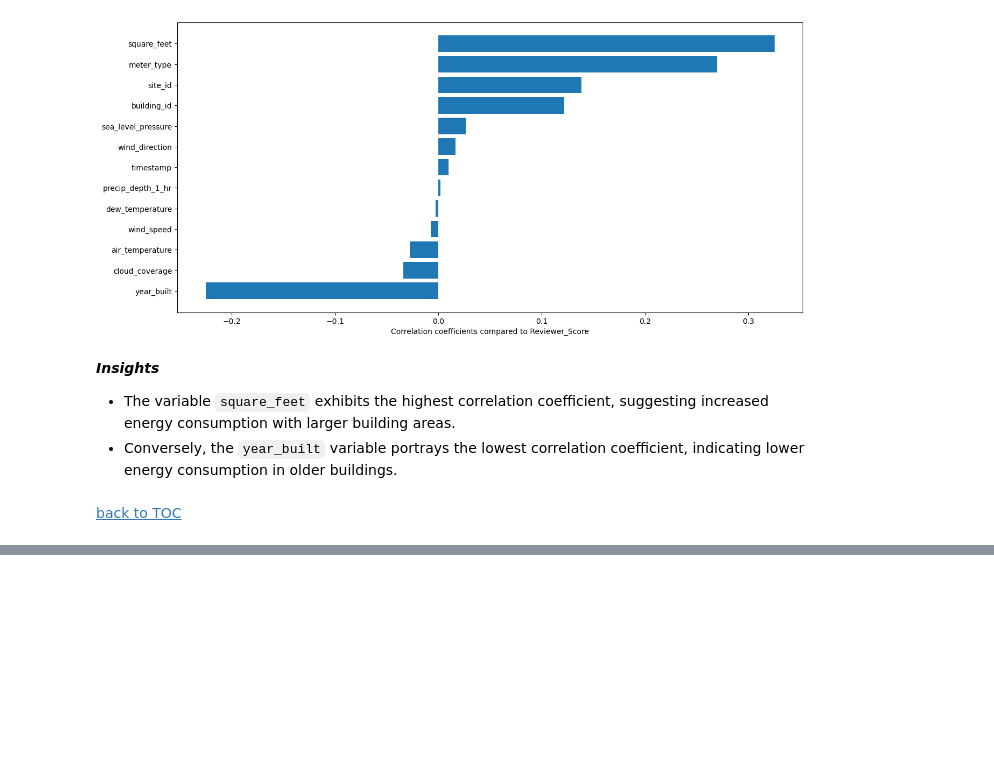
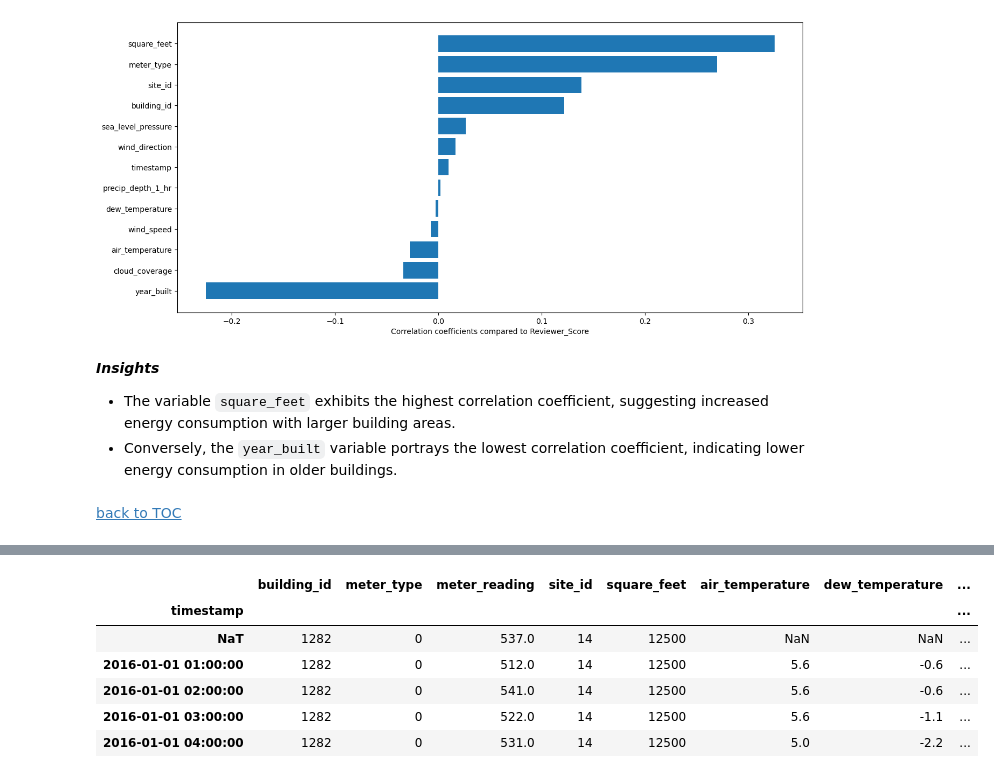
Before and after one commit to JoLuCG/DS_Capstone_Project, a Jupyter notebook: 01_notebooks/Sprint_2_Capstone_BECP.ipynb, the cells around one changed output, grey strips where cells are left out. Drawn from its saved outputs; the diff is of its cells as text; code cells hidden in the pictures; blank space fills up the shorter version.

```diff
--- a/01_notebooks/Sprint_2_Capstone_BECP.ipynb
+++ b/01_notebooks/Sprint_2_Capstone_BECP.ipynb
@@ -1040,0 +1099,15 @@ plt.show()
+# %%
+# Convert `timestamp` to datetime datatype and set it to index
+
+healthcare_1282_df['timestamp'] = pd.to_datetime(healthcare_1282_df['timestamp'])
+healthcare_1282_df = healthcare_1282_df.set_index('timestamp')
+
+healthcare_1282_df.head()
+# %% [output]
+|  | building_id | meter_type | meter_reading | site_id | square_feet | air_temperature | dew_temperature | ... |
+| timestamp |  |  |  |  |  |  |  | ... |
+| NaT | 1282 | 0 | 537.0 | 14 | 12500 | NaN | NaN | ... |
+| 2016-01-01 01:00:00 | 1282 | 0 | 512.0 | 14 | 12500 | 5.6 | -0.6 | ... |
+| 2016-01-01 02:00:00 | 1282 | 0 | 541.0 | 14 | 12500 | 5.6 | -0.6 | ... |
+| 2016-01-01 03:00:00 | 1282 | 0 | 522.0 | 14 | 12500 | 5.6 | -1.1 | ... |
+| 2016-01-01 04:00:00 | 1282 | 0 | 531.0 | 14 | 12500 | 5.0 | -2.2 | ... |
```
Also changed, not shown: parts of 49 cells of this notebook, 2 other files.
